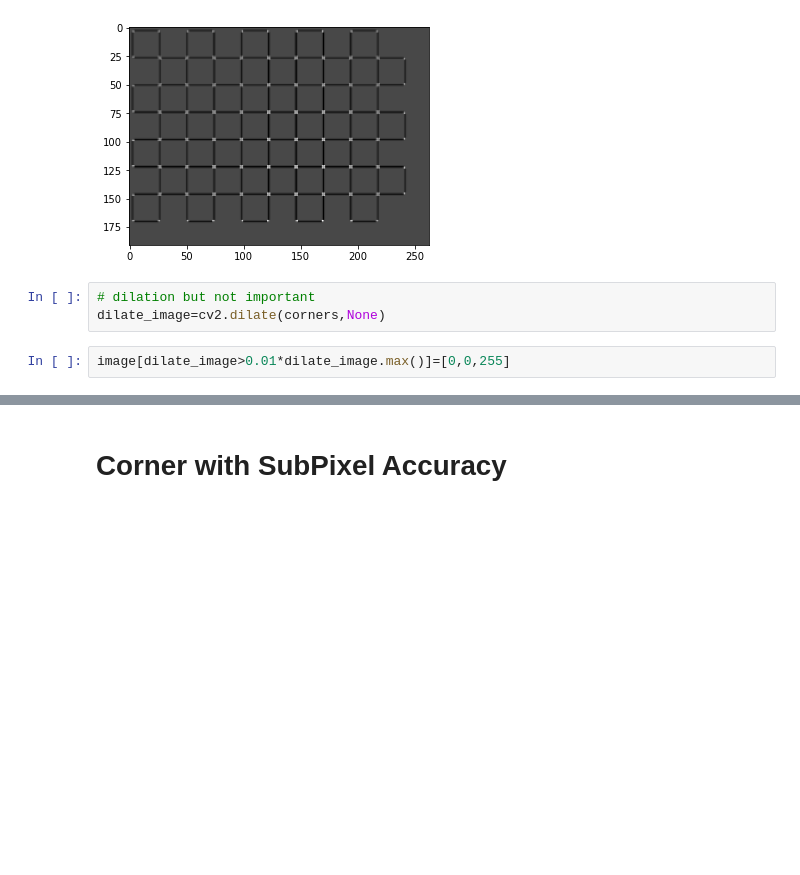
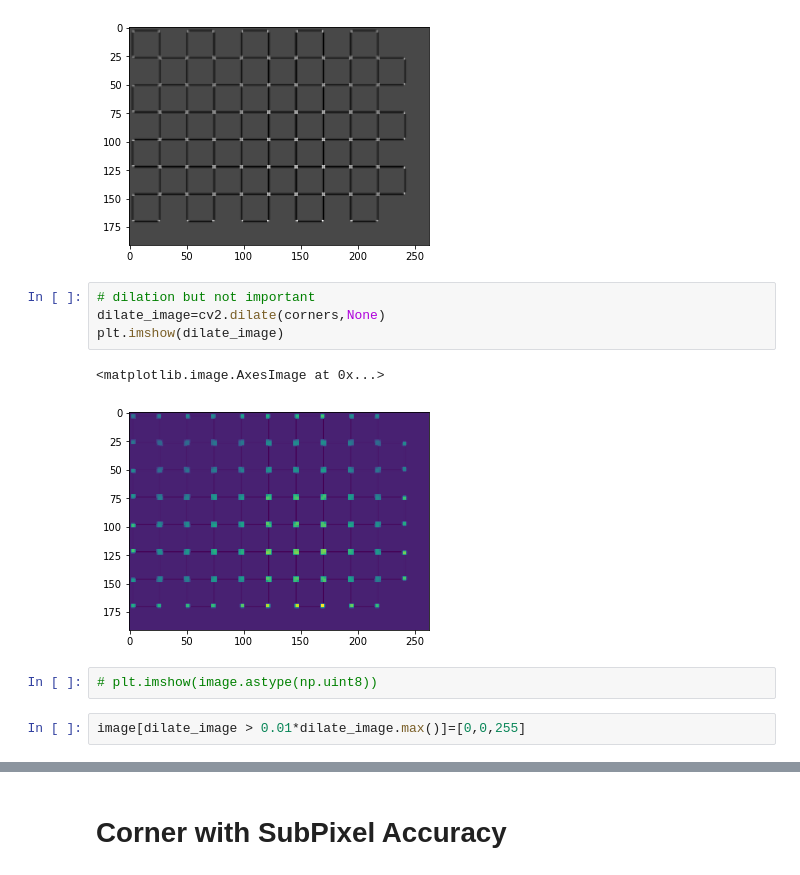
Before and after one commit to Amjid-Ali/OpenCv, a Jupyter notebook: Features Detection/corner detection/Untitled.ipynb, the cells around one changed output, grey strips where cells are left out. Cells and saved outputs as stored; diff of their text form; blank space fills up the shorter version.

```diff
--- a/Features Detection/corner detection/Untitled.ipynb
+++ b/Features Detection/corner detection/Untitled.ipynb
@@ -21,6 +24,12 @@ plt.imshow(corners,'gray')
 # %%
 # dilation but not important
 dilate_image=cv2.dilate(corners,None)
+plt.imshow(dilate_image)
+# %% [output]
+<matplotlib.image.AxesImage at 0x...>
+[figure, added]
+# %%
+# plt.imshow(image.astype(np.uint8))
 # %%
-image[dilate_image>0.01*dilate_image.max()]=[0,0,255]
+image[dilate_image > 0.01*dilate_image.max()]=[0,0,255]
 # %%
```
Also changed, not shown: parts of 10 cells of this notebook, 18 other files.
